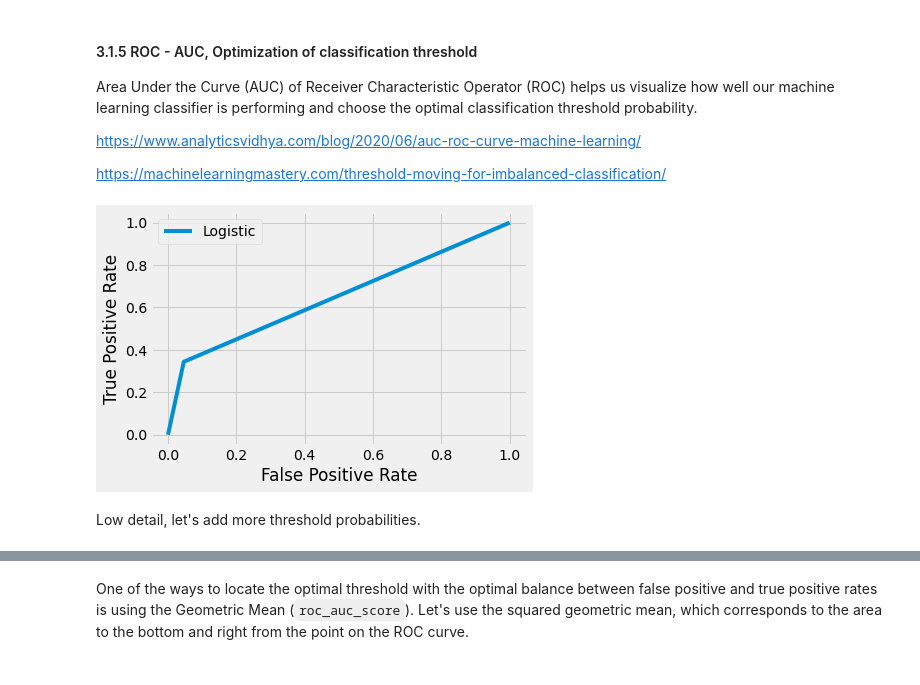
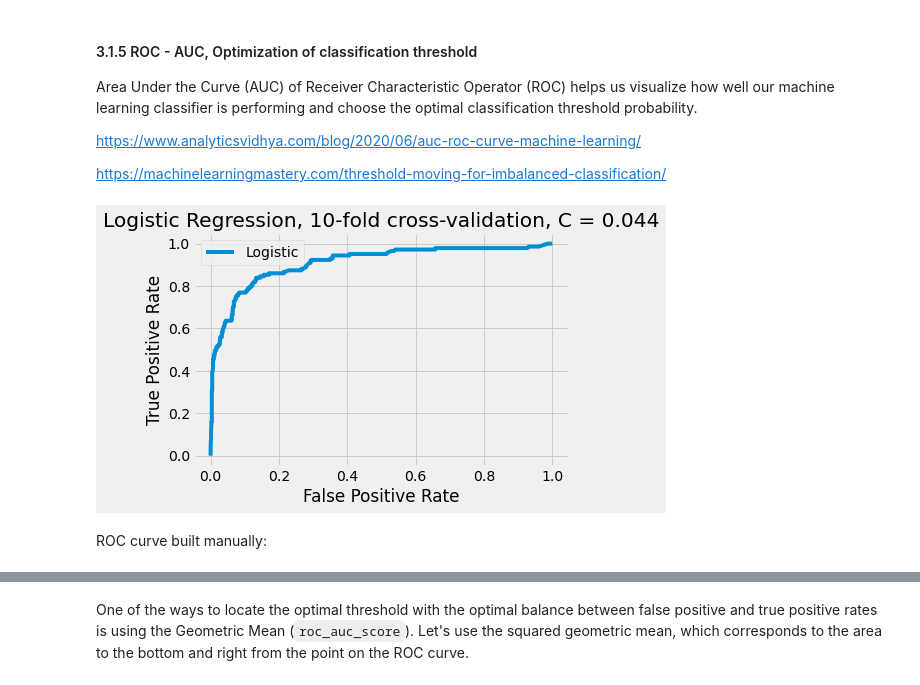
Before and after one commit to ysereda/Springboard, a Jupyter notebook: Capstone2_CustomerChurn.ipynb, the cells around one changed output, grey strips where cells are left out. Drawn from its saved outputs; the diff is of its cells as text; code cells hidden in the pictures.

```diff
--- a/Capstone2_CustomerChurn.ipynb
+++ b/Capstone2_CustomerChurn.ipynb
@@ -1764,25 +1837,11 @@ Highest accuracy = 0.8571428571428571
 # %%
 print('Optimized C in Logistic Regression with 30% test split:')
+C_opt = 0.087
 log_reg_C = LogisticRegression(solver='liblinear', C=C_opt, random_state=0) # Create a model
 log_reg_C.fit(X_train, y_train) # Train model using training set
 pred_C = log_reg_C.predict(X_test) # predicted values
 print("Accuracy =",log_reg_C.score(X_test, y_test)) # proportion of correct predictions
 
-cm = confusion_matrix(y_test, pred)
-tn_C = cm[0,0]
-fp_C = cm[0,1]
-fn_C = cm[1,0]
-tp_C = cm[1,1]
-print(cm) # [TN, FP], [FN, TP]
-fig, ax = plt.subplots(figsize=(4, 4))
-ax.imshow(cm)
-ax.grid(False)
-ax.xaxis.set(ticks=(0, 1), ticklabels=('Predicted 0s', 'Predicted 1s'))
-ax.yaxis.set(ticks=(0, 1), ticklabels=('Actual 0s', 'Actual 1s'))
-ax.set_ylim(1.5, -0.5)
-for i in range(2):
-    for j in range(2):
-        ax.text(j, i, cm[i, j], ha='center', va='center', color='red') # counts
-plt.show();
+tn_C,fp_C,fn_C,tp_C = confusion_matrix_plot(y_test, pred_C)
 # %% [output]
 Optimized C in Logistic Regression with 30% test split:
@@ -1844,25 +1912,11 @@ Highest accuracy = 0.8542812254516889
 # %%
 print('Optimized C in Logistic Regression with 10-fold Cross-Validation:')
+C_opt = 0.044
 log_reg_cv = LogisticRegression(solver='liblinear', C=C_opt, random_state=0) # Create a model
 log_reg_cv.fit(X_train, y_train) # Train model using training set
-pred_cv = log_reg_cv.predict(X_test) # predicted values
+pred_Ccv = log_reg_cv.predict(X_test) # predicted values
 print("Accuracy =",log_reg_cv.score(X_test, y_test)) # proportion of correct predictions
 
-cm = confusion_matrix(y_test, pred_cv)
-tn_Ccv = cm[0,0]
-fp_Ccv = cm[0,1]
-fn_Ccv = cm[1,0]
-tp_Ccv = cm[1,1]
-print(cm) # [TN, FP], [FN, TP]
-fig, ax = plt.subplots(figsize=(4, 4))
-ax.imshow(cm)
-ax.grid(False)
-ax.xaxis.set(ticks=(0, 1), ticklabels=('Predicted 0s', 'Predicted 1s'))
-ax.yaxis.set(ticks=(0, 1), ticklabels=('Actual 0s', 'Actual 1s'))
-ax.set_ylim(1.5, -0.5)
-for i in range(2):
-    for j in range(2):
-        ax.text(j, i, cm[i, j], ha='center', va='center', color='red') # counts
-plt.show();
+tn_Ccv,fp_Ccv,fn_Ccv,tp_Ccv = confusion_matrix_plot(y_test, pred_Ccv)
 # %% [output]
 Optimized C in Logistic Regression with 10-fold Cross-Validation:
@@ -1917,17 +1970,19 @@ https://www.analyticsvidhya.com/blog/2020/06/auc-roc-curve-machine-learning/
 
 https://machinelearningmastery.com/threshold-moving-for-imbalanced-classification/
 # %%
-fpr, tpr, thresh = roc_curve(y_test, pred_cv, pos_label=1, drop_intermediate=False)
+prob_cv = log_reg_cv.predict_proba(X_test)[:,1]
+fpr, tpr, thresh = roc_curve(y_test, prob_cv, pos_label=1, drop_intermediate=False)
 plt.plot(fpr, tpr, linestyle='-', label='Logistic')
 # axis labels
+plt.title('Logistic Regression, 10-fold cross-validation, C = 0.044')
 plt.xlabel('False Positive Rate')
 plt.ylabel('True Positive Rate')
 plt.legend() # show the legend
 plt.show()
 # %% [output]
-[figure, old version]
+[figure, new version]
-# %% [markdown]
-Low detail, let's add more threshold probabilities.
+# %% [markdown]
+ROC curve built manually:
 # %%
 pred_prob = log_reg_cv.predict_proba(X_test) # probability of y=0 (1st column) and y=1 (2nd column)
 prob_step = 0.01
```
Also changed, not shown: parts of 51 cells of this notebook, 3 other files.
